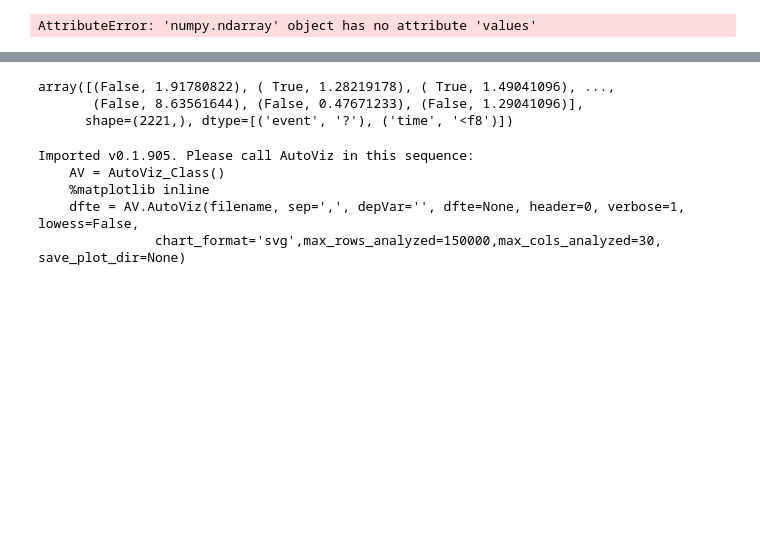
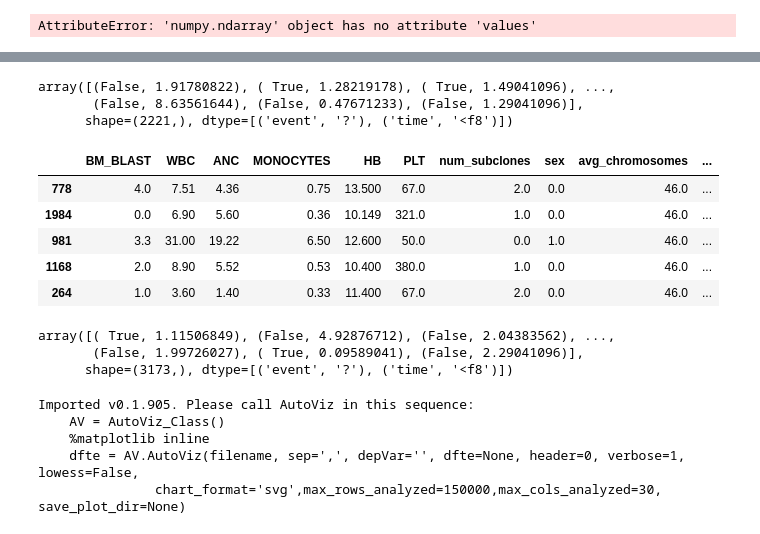
Before and after one commit to Caymaar/qrt-challenge-2025, a Jupyter notebook: try.ipynb, the cells around one changed output, grey strips where cells are left out. Saved outputs shown, nothing was run; the diff lists cells and outputs as text; code cells hidden in the pictures; blank space fills up the shorter version.

```diff
--- a/try.ipynb
+++ b/try.ipynb
@@ -434,13 +434,13 @@ save = True
 
 training_size = 0.7
 clinical_process = ["CYTOGENETICS"] # Possible: ["CYTOGENETICS", "HB/PLT", "logMONOCYTES", "logWBC", "logANC"]
-molecular_process = []#["GENE", "END-START"] # Possible: ["GENE", "EFFECT", "ALT", "REF", "END-START"]
-merge_process = ["gpt"] # Possible: ["featuretools", "gpt"]
+molecular_process = ["GENE", "END-START"] # Possible: ["GENE", "EFFECT", "ALT", "REF", "END-START"]
+merge_process = ["featuretools"] # Possible: ["featuretools", "gpt"]
 
 data = main_preprocess(data, clinical_process, molecular_process, merge_process)
 X, X_eval, y = split_data(data)
 # Check if there are any columns that are not float or int in X
 
-X_train_, X_test, y_train, y_test = train_test_split(X, y, test_size=(1 - training_size), random_state=42)
+X_train, X_test, y_train, y_test = train_test_split(X, y, test_size=(1 - training_size), random_state=42)
 
-X_train, X_test, X_eval = process_missing_values(X_train_, X_test, X_eval, method="impute", strategy="median")
+X_train, X_test, X_eval = process_missing_values(X_train, X_test, X_eval, method="impute", strategy="median")
@@ -456,9 +447,32 @@ AttributeError: 'numpy.ndarray' object has no attribute 'columns'
-# %%
-pd.DataFrame(y_train, columns=["time", "status"])
-# %% [output]
-array([(False, 1.91780822), ( True, 1.28219178), ( True, 1.49041096), ...,
-       (False, 8.63561644), (False, 0.47671233), (False, 1.29041096)],
-      shape=(2221,), dtype=[('event', '?'), ('time', '<f8')])
+# %%
+y_train
+# %% [output]
+array([(False, 1.91780822), ( True, 1.28219178), ( True, 1.49041096), ...,
+       (False, 8.63561644), (False, 0.47671233), (False, 1.29041096)],
+      shape=(2221,), dtype=[('event', '?'), ('time', '<f8')])
+# %%
+import pandas as pd
+
+df_y = pd.DataFrame(y_train)
+df_X = pd.DataFrame(X_train, columns=X.columns)
+
+# merge on index
+df = pd.merge(df_X, df_y, left_index=True, right_index=True)
+# %%
+df.sample(5)
+# %% [output]
+|  | BM_BLAST | WBC | ANC | MONOCYTES | HB | PLT | num_subclones | sex | avg_chromosomes | ... |
+| 778 | 4.0 | 7.51 | 4.36 | 0.75 | 13.500 | 67.0 | 2.0 | 0.0 | 46.0 | ... |
+| 1984 | 0.0 | 6.90 | 5.60 | 0.36 | 10.149 | 321.0 | 1.0 | 0.0 | 46.0 | ... |
+| 981 | 3.3 | 31.00 | 19.22 | 6.50 | 12.600 | 50.0 | 0.0 | 1.0 | 46.0 | ... |
+| 1168 | 2.0 | 8.90 | 5.52 | 0.53 | 10.400 | 380.0 | 1.0 | 0.0 | 46.0 | ... |
+| 264 | 1.0 | 3.60 | 1.40 | 0.33 | 11.400 | 67.0 | 2.0 | 0.0 | 46.0 | ... |
+# %%
+y
+# %% [output]
+array([( True, 1.11506849), (False, 4.92876712), (False, 2.04383562), ...,
+       (False, 1.99726027), ( True, 0.09589041), (False, 2.29041096)],
+      shape=(3173,), dtype=[('event', '?'), ('time', '<f8')])
 # %%
 # Import AutoViz from the autoviz library for automated visualization of data
 from autoviz import AutoViz_Class
```
Also changed, not shown: parts of 1 cell of this notebook.
